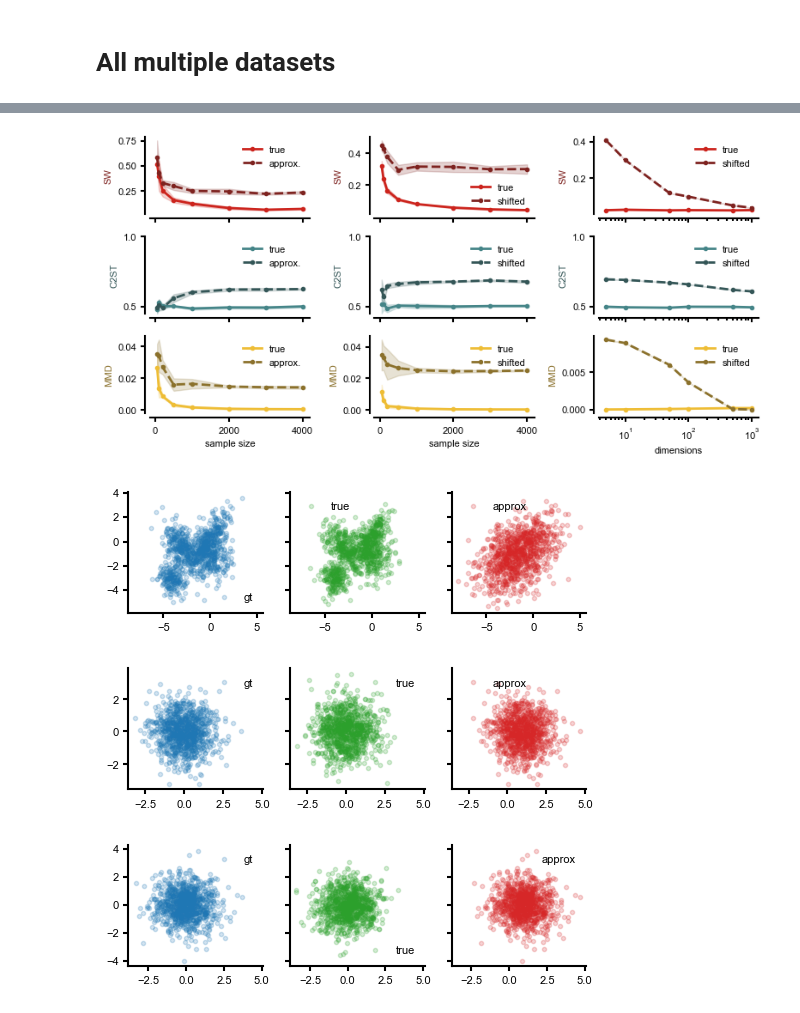
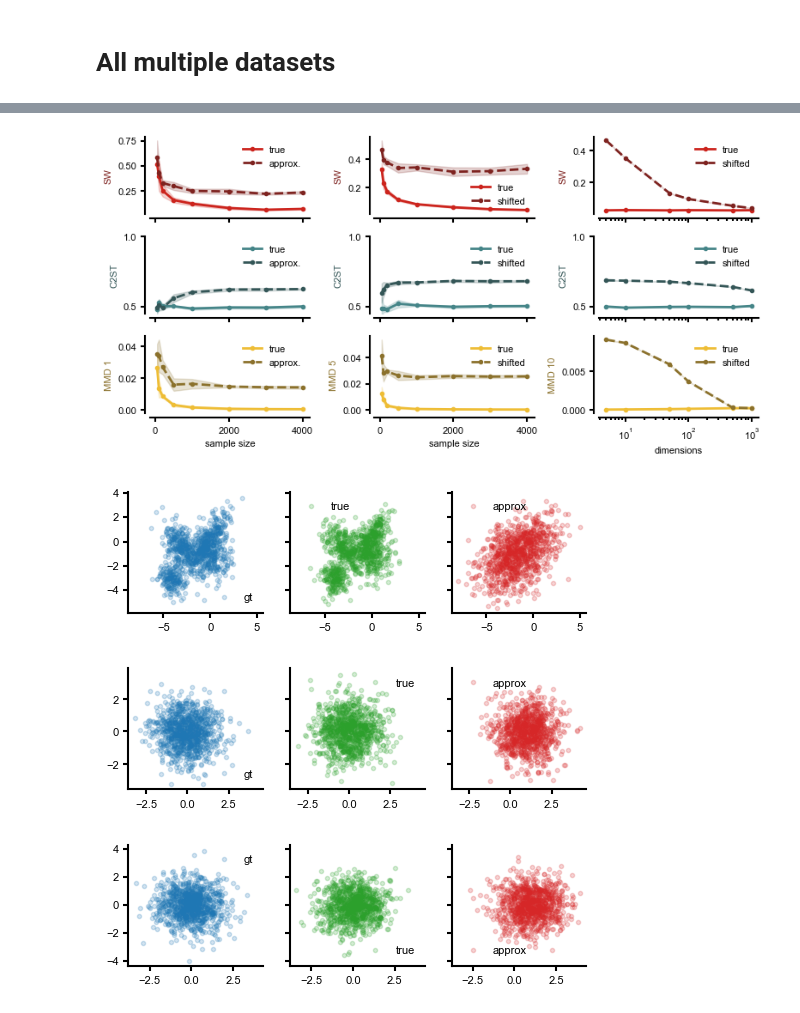
Before and after one commit to mackelab/labproject, a Jupyter notebook: docs/notebooks/sample_size_dim_scaling.ipynb, the cells around one changed output, grey strips where cells are left out. Saved outputs shown, nothing was run; the diff lists cells and outputs as text; code cells hidden in the pictures.

Commit message:
Fig overleaf shift one resampled

```diff
--- a/docs/notebooks/sample_size_dim_scaling.ipynb
+++ b/docs/notebooks/sample_size_dim_scaling.ipynb
@@ -119,11 +119,11 @@ for dd, ds in enumerate(cfg.data):
         dataset_inter = MultivariateNormal(torch.mean(dataset_gt, axis=0).T,
                                            torch.cov(dataset_gt.T)).sample((n_samples,))
     elif cfg.data[dd] == 'random' and cfg.augmentation[dd]=='mean_shift':
-        dataset_inter = dataset_gt + 1
+        dataset_inter = dataset_fn(n_samples,cfg.d[dd]) + 1 # just shift the mean by 1
     elif cfg.data[dd] == 'random' and cfg.augmentation[dd]=='one_dim_shift':
         # just shift the first dimension by 0.1
-        dataset_inter = dataset_gt.clone()
-        dataset_inter[:,0] += 1
+        dataset_inter = dataset_fn(n_samples,cfg.d[dd])
+        dataset_inter[:,0] += 1 # just shift the mean of first dim by 1
     elif cfg.data[dd] == 'imagenet_real_embeddings':
         dataset_fn = get_dataset(cfg.augmentation[dd])
         dataset_inter = dataset_fn(n_samples,cfg.d[dd])
@@ -171,7 +171,7 @@ for dd, ds in enumerate(cfg.data):
                                         color=color_list[dc][exp_name],
                                         label=label_list[dc][cfg.data[dd]],
                                         linestyle='-' if dc == 0 else '--',lw=2, marker='o')
-                ax.set_ylabel(mapping[exp_name])
+                ax.set_ylabel(mapping[exp_name]+f' {cfg.mmd_bandwidth[dd]}' if mapping[exp_name]  == 'MMD' else mapping[exp_name])
                 ax.set_xlabel('')
                 if mapping[exp_name]  == 'C2ST':
                     ax.set_ylim([0.45,1])
@@ -215,7 +215,7 @@ for dd, ds in enumerate(cfg.data):
                     label=label_list[dc][cfg.data[dd]],
                     linestyle='-' if dc == 0 else '--',lw=2, marker='o'
                 )
-                ax.set_ylabel(mapping[exp_name])
+                ax.set_ylabel(mapping[exp_name]+f' {cfg.mmd_bandwidth[dd]}' if mapping[exp_name]  == 'MMD' else mapping[exp_name])
                 ax.set_xlabel('')
                 if mapping[exp_name]  == 'C2ST':
                     ax.set_ylim([0.45,1])
@@ -258,7 +258,7 @@ Experiment ScaleDimMMD finished in 17.245870113372803
 Numerical results saved to results/sample_size_dimensionality/sample_size_dimensionality_MMD_random_1_.pkl
 Plots saved to ['toy_2d', 'random', 'random'].png
 Finished running experiments.
-[figure, old version]
+[figure, new version]
 [figure]
-[figure, old version]
+[figure, new version]
-[figure, old version]
+[figure, new version]
```
Also changed, not shown: parts of 6 cells of this notebook.
